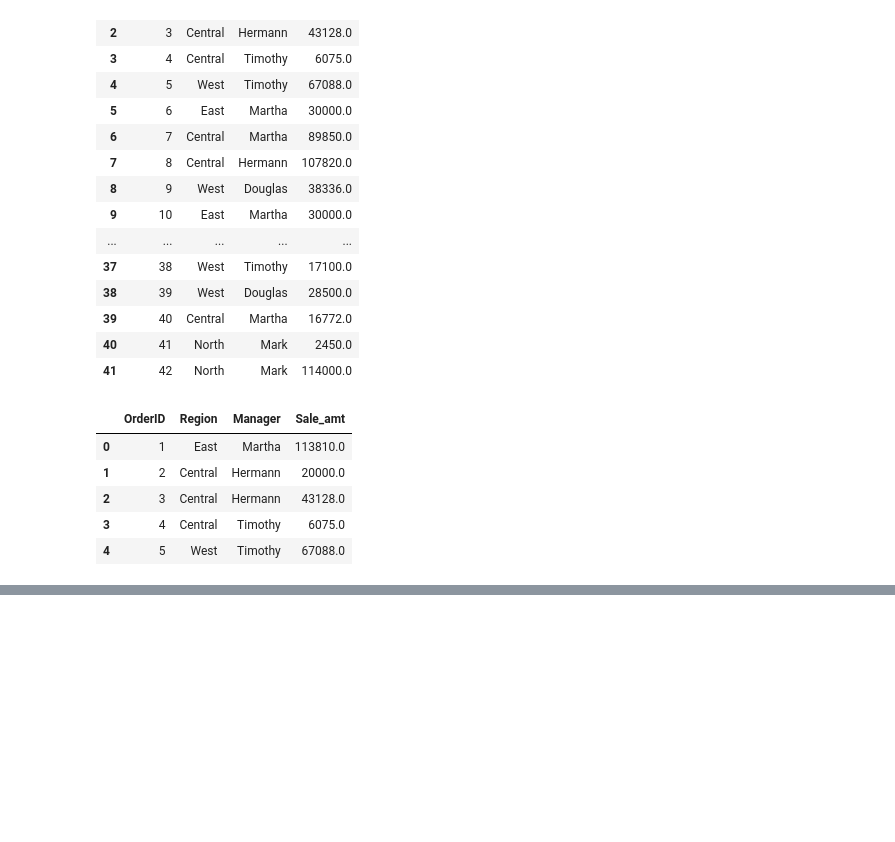
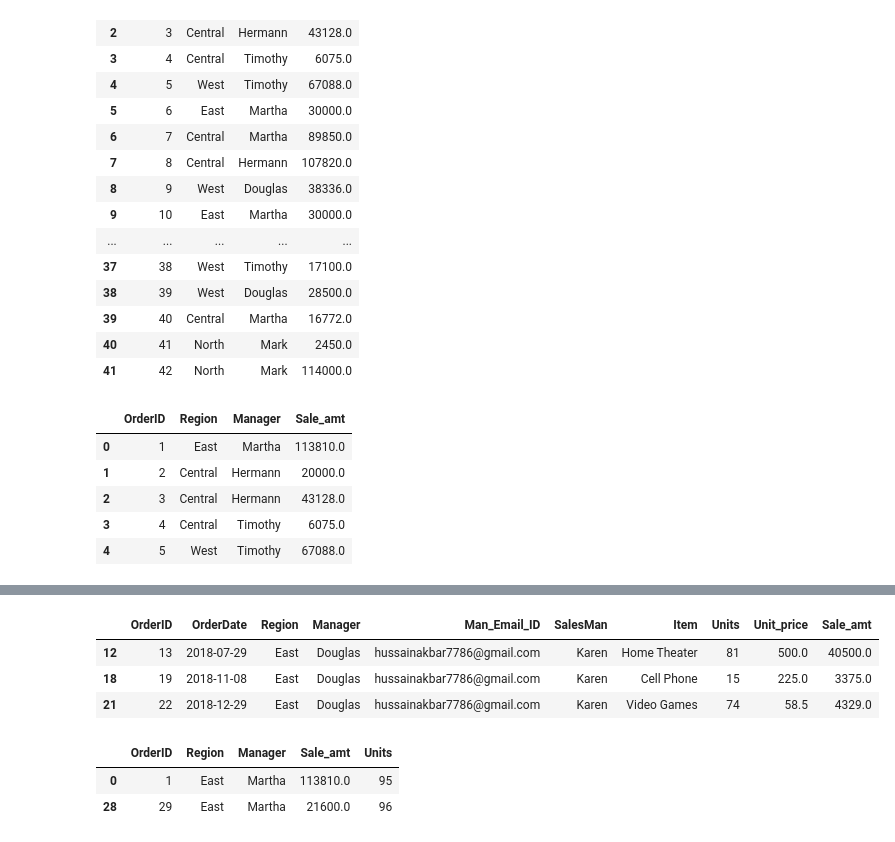
Before and after one commit to Faizan011-LTIM/Pandas-Python, a Jupyter notebook: Pandas.ipynb, the cells around one changed output, grey strips where cells are left out. Cells and saved outputs as stored; diff of their text form; code cells hidden in the pictures; blank space fills up the shorter version.

```diff
--- a/Pandas.ipynb
+++ b/Pandas.ipynb
@@ -147,3 +147,23 @@ east_data
 | 24 | 25 | 2019-02-18 | East | Martha | alam.mdimtiyaz085@gmail.com | Alexander | Home Theater | 4 | 500.0 | 2000.0 |
 | 28 | 29 | 2019-04-27 | East | Martha | alam.mdimtiyaz085@gmail.com | Diana | Cell Phone | 96 | 225.0 | 21600.0 |
 | 32 | 33 | 2019-07-04 | East | Martha | alam.mdimtiyaz085@gmail.com | Alexander | Video Games | 62 | 58.5 | 3627.0 |
+# %%
+import pandas as pd
+df = pd.read_excel("Sales.xlsx")
+east_data = df[(df["Region"] == "East") & (df["Manager"] == "Douglas")]  # To display the record with two condition
+east_data
+# %% [output]
+|  | OrderID | OrderDate | Region | Manager | Man_Email_ID | SalesMan | Item | Units | Unit_price | Sale_amt |
+| 12 | 13 | 2018-07-29 | East | Douglas | hussainakbar7786@gmail.com | Karen | Home Theater | 81 | 500.0 | 40500.0 |
+| 18 | 19 | 2018-11-08 | East | Douglas | hussainakbar7786@gmail.com | Karen | Cell Phone | 15 | 225.0 | 3375.0 |
+| 21 | 22 | 2018-12-29 | East | Douglas | hussainakbar7786@gmail.com | Karen | Video Games | 74 | 58.5 | 4329.0 |
+# %%
+import pandas as pd
+df = pd.read_excel("Sales.xlsx")
+sel_col = df[['OrderID', 'Region', 'Manager', 'Sale_amt', 'Units']]
+unit_data = sel_col[(sel_col["Units"] > 80) & (sel_col["Manager"] == "Martha")]
+unit_data
+# %% [output]
+|  | OrderID | Region | Manager | Sale_amt | Units |
+| 0 | 1 | East | Martha | 113810.0 | 95 |
+| 28 | 29 | East | Martha | 21600.0 | 96 |
```
